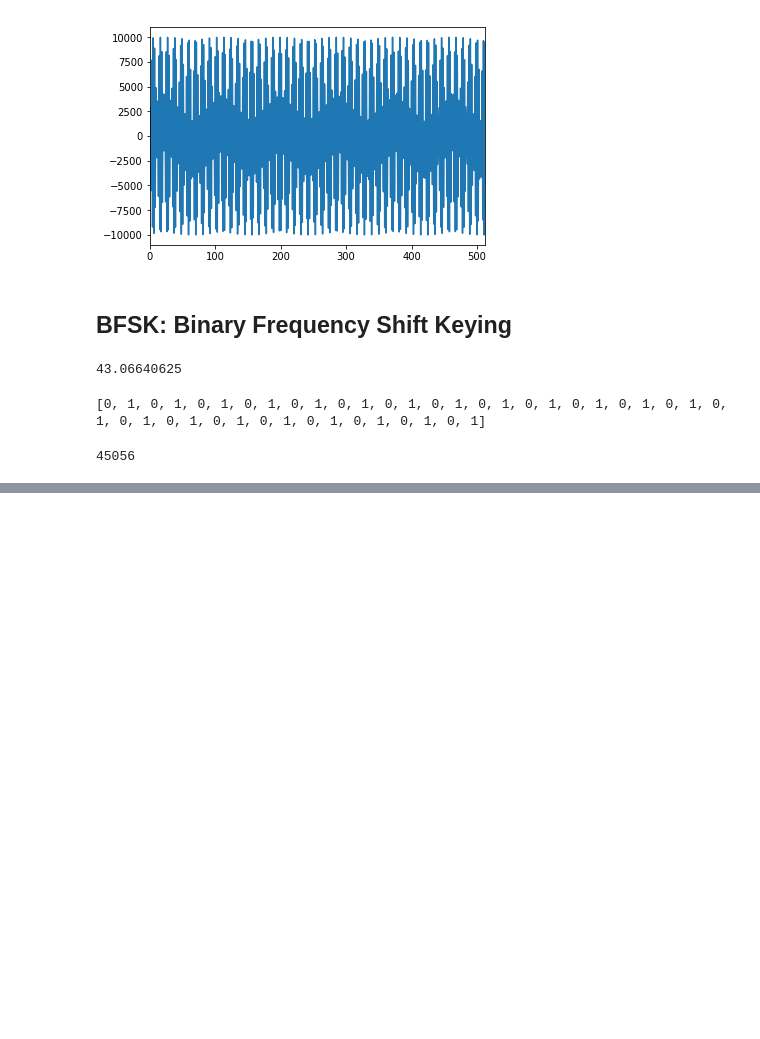
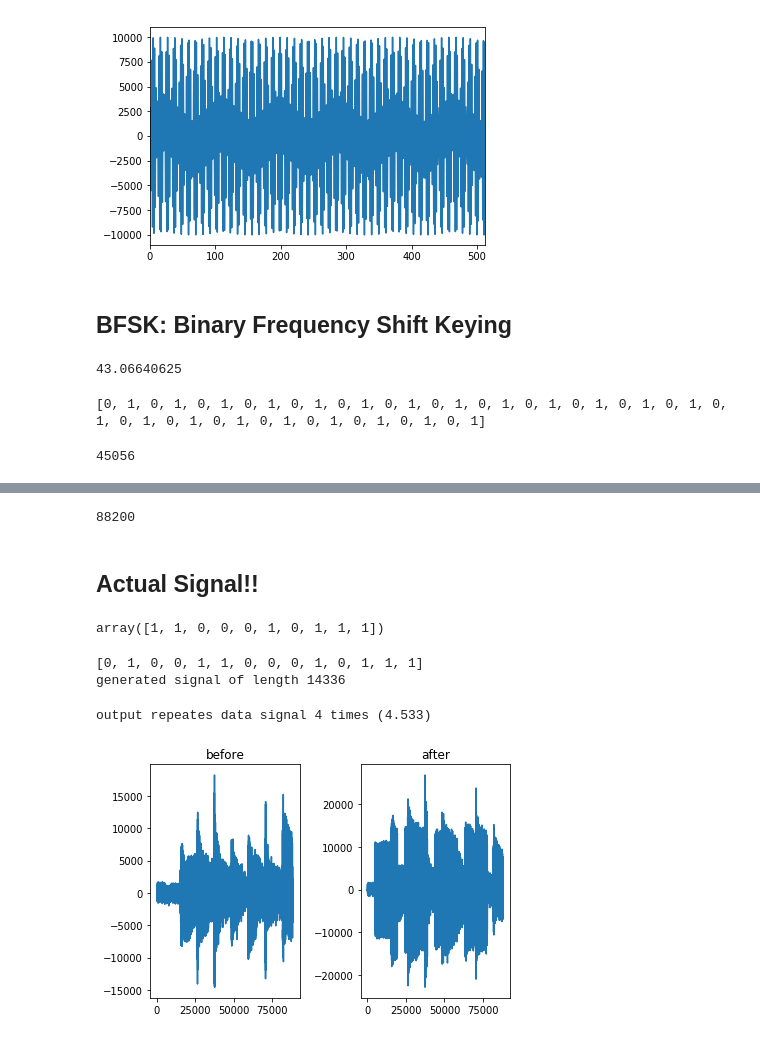
Before and after one commit to liangw6/musical-guacamole, a Jupyter notebook: soundqr-build.ipynb, the cells around one changed output, grey strips where cells are left out. Drawn from its saved outputs; the diff is of its cells as text; code cells hidden in the pictures; blank space fills up the shorter version.

Commit message:
completes signal generation

```diff
--- a/soundqr-build.ipynb
+++ b/soundqr-build.ipynb
@@ -51,0 +121,7 @@ wavfile.write('output/interchanging_18_20.wav', 44100, np.array(tot_signal))
+# %%
+new_signal = []
+for idx, i in enumerate(mono_data_2_sec):
+    new_signal.append(i + tot_signal[idx % len(tot_signal)])
+print(len(new_signal))
+# %% [output]
+88200
@@ -51,0 +130,23 @@ wavfile.write('output/interchanging_18_20.wav', 44100, np.array(tot_signal))
+# %% [markdown]
+## Actual Signal!!
+# %%
+curr_signal = np.random.choice([0, 1], 10)
+curr_signal
+# %% [output]
+array([1, 1, 0, 0, 0, 1, 0, 1, 1, 1])
+# %%
+preamble = [0, 1, 0, 0]
+curr_data = [1, 1, 0, 0, 0, 1, 0, 1, 1, 1]
+all_data = preamble + curr_data
+print(all_data)
+
+full_data_signal = get_signal(all_data)
+# %% [output]
+[0, 1, 0, 0, 1, 1, 0, 0, 0, 1, 0, 1, 1, 1]
+generated signal of length 14336
+# %%
+song_name = "original_songs/Scarborough-Fair.wav"
+all_signal = mix_with_music(full_data_signal, song_name, graph=True, write_to_file='output/example_signal.wav')
+# %% [output]
+output repeates data signal 4 times (4.533)
+[figure, added]
```
Also changed, not shown: parts of 6 cells of this notebook.
